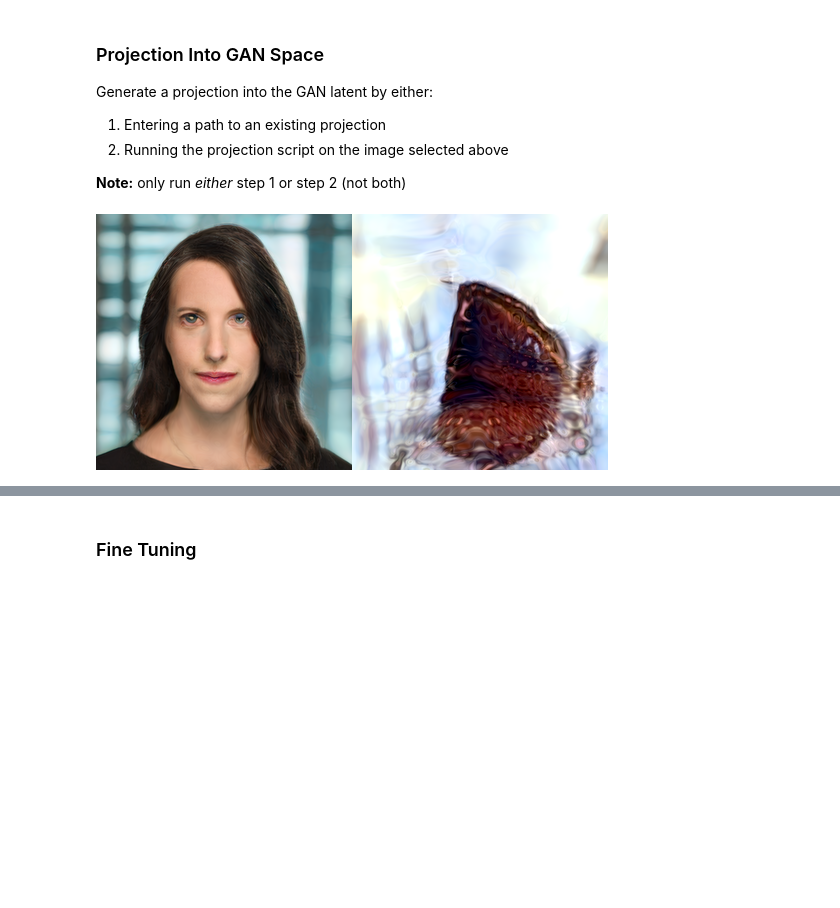
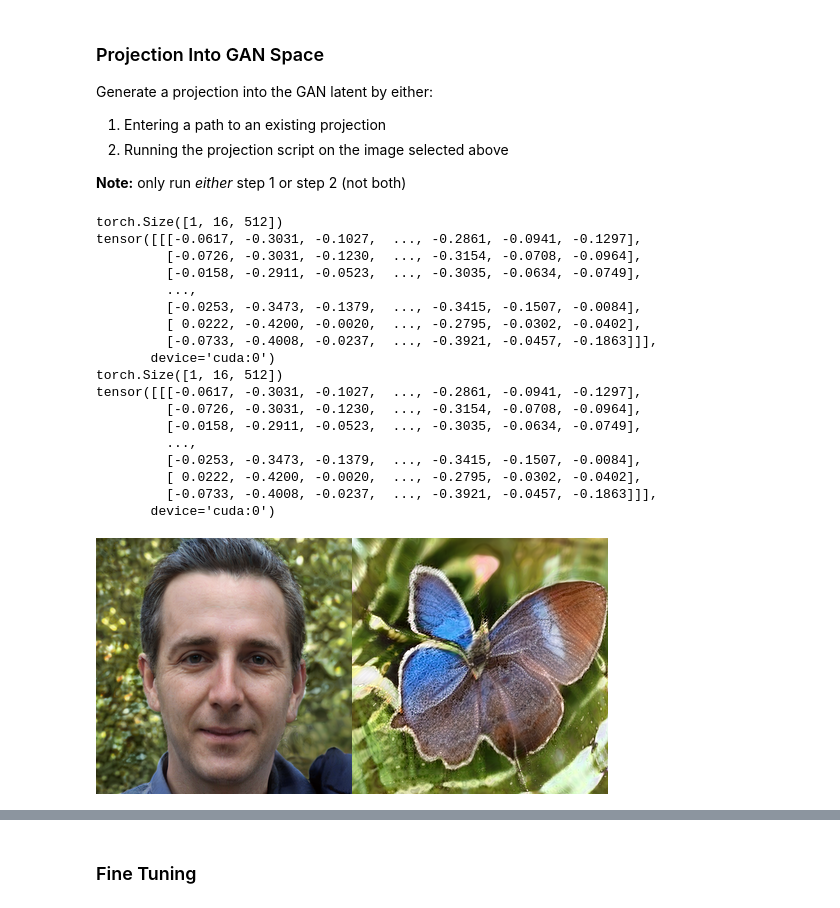
Before and after one commit to adamdavidcole/stylegan3-fun-blend, a Jupyter notebook: blend.ipynb, the cells around one changed output, grey strips where cells are left out. Cells and saved outputs as stored; diff of their text form; code cells hidden in the pictures; blank space fills up the shorter version.

```diff
--- a/blend.ipynb
+++ b/blend.ipynb
@@ -593,15 +595,33 @@ Generate a projection into the GAN latent by either:
 **Note:** only run *either* step 1 or step 2 (not both)
 # %%
 #@title EITHER: Select a path to an existing projection {run: "auto"}
-projected_w_path = "/content/drive/MyDrive/stylegan3-fun-blend/projection_source_vectors/00010-projection-wplus-wavgstart-sgan2/projected_wplus_wavg_final.npy" #@param {type: "string"}
+projected_w_path = "/content/w_synth_10.npy" #@param {type: "string"}
 
 if projected_w_path:
   im1 = synthesize_img_from_w_path(G, projected_w_path)
   im2 = synthesize_img_from_w_path(G_tuned, projected_w_path)
   im = add_imgs([im1, im2])
   display(im)
 # %% [output]
+torch.Size([1, 16, 512])
+tensor([[[-0.0617, -0.3031, -0.1027,  ..., -0.2861, -0.0941, -0.1297],
+         [-0.0726, -0.3031, -0.1230,  ..., -0.3154, -0.0708, -0.0964],
+         [-0.0158, -0.2911, -0.0523,  ..., -0.3035, -0.0634, -0.0749],
+         ...,
+         [-0.0253, -0.3473, -0.1379,  ..., -0.3415, -0.1507, -0.0084],
+         [ 0.0222, -0.4200, -0.0020,  ..., -0.2795, -0.0302, -0.0402],
+         [-0.0733, -0.4008, -0.0237,  ..., -0.3921, -0.0457, -0.1863]]],
+       device='cuda:0')
+torch.Size([1, 16, 512])
+tensor([[[-0.0617, -0.3031, -0.1027,  ..., -0.2861, -0.0941, -0.1297],
+         [-0.0726, -0.3031, -0.1230,  ..., -0.3154, -0.0708, -0.0964],
+         [-0.0158, -0.2911, -0.0523,  ..., -0.3035, -0.0634, -0.0749],
+         ...,
+         [-0.0253, -0.3473, -0.1379,  ..., -0.3415, -0.1507, -0.0084],
+         [ 0.0222, -0.4200, -0.0020,  ..., -0.2795, -0.0302, -0.0402],
+         [-0.0733, -0.4008, -0.0237,  ..., -0.3921, -0.0457, -0.1863]]],
+       device='cuda:0')
-[figure, old version]
+[figure, new version]
 # %%
 #@title OR: Create a new projection from selected photo
 #@markdown (This process can take over 10 minuets )
```
Also changed, not shown: parts of 8 cells of this notebook.
